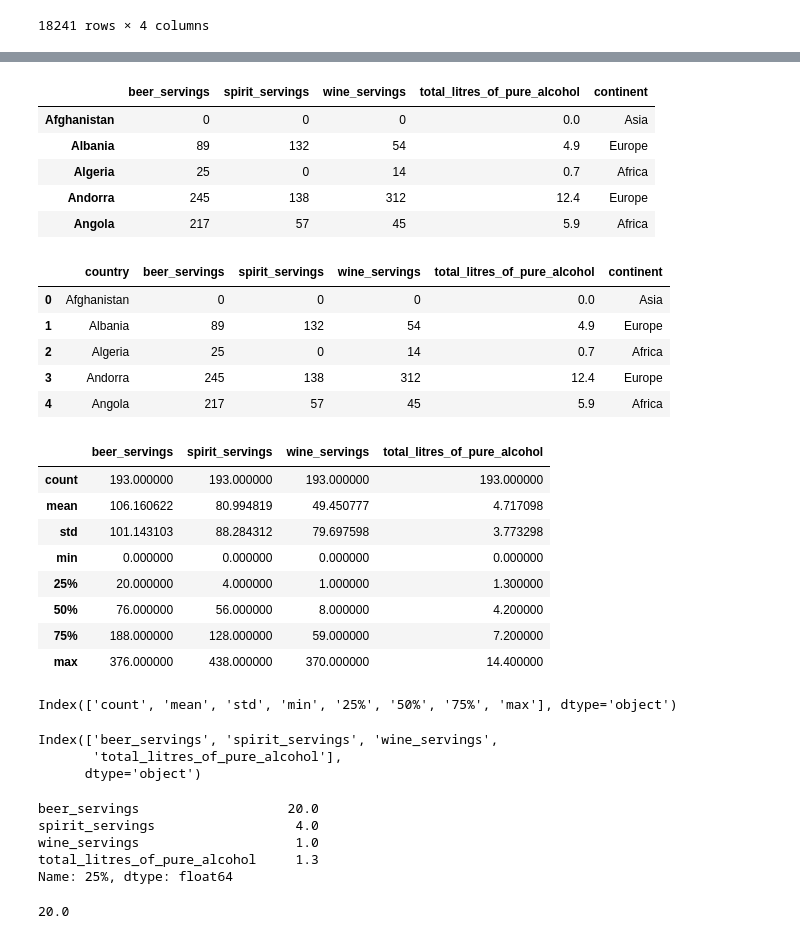
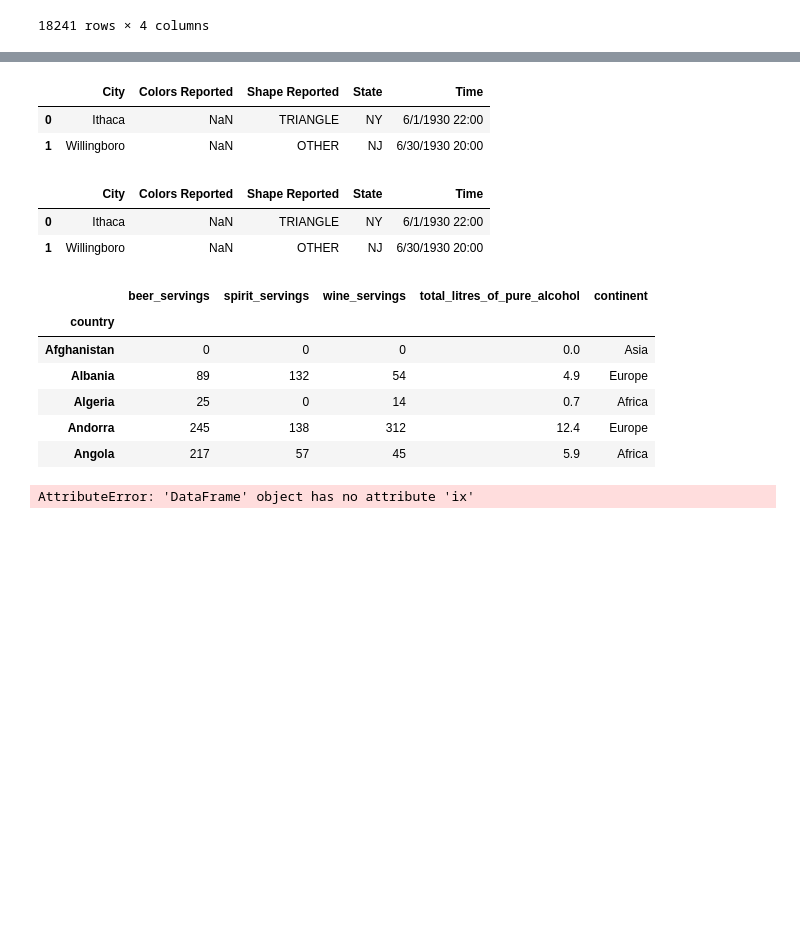
Before and after one commit to ananta-dev/dataschool-Pandas-in-30-days, a Jupyter notebook: notebooks/day19-Select-Multiple-Rows-and-Columns.ipynb, the cells around one changed output, grey strips where cells are left out. Saved outputs shown, nothing was run; the diff lists cells and outputs as text; code cells hidden in the pictures; blank space fills up the shorter version.

```diff
--- a/notebooks/day19-Select-Multiple-Rows-and-Columns.ipynb
+++ b/notebooks/day19-Select-Multiple-Rows-and-Columns.ipynb
@@ -177,58 +252,32 @@ drinks.shape
 # %%
-drinks.index.name = None
+# Confusing
+ufo[0:2]
+# %% [output]
+|  | City | Colors Reported | Shape Reported | State | Time |
+| 0 | Ithaca | NaN | TRIANGLE | NY | 6/1/1930 22:00 |
+| 1 | Willingboro | NaN | OTHER | NJ | 6/30/1930 20:00 |
 # %%
-drinks.head()
+# Better with iloc - explicit
+ufo.iloc[0:2,:]
 # %% [output]
-|  | beer_servings | spirit_servings | wine_servings | total_litres_of_pure_alcohol | continent |
-| Afghanistan | 0 | 0 | 0 | 0.0 | Asia |
-| Albania | 89 | 132 | 54 | 4.9 | Europe |
-| Algeria | 25 | 0 | 14 | 0.7 | Africa |
-| Andorra | 245 | 138 | 312 | 12.4 | Europe |
-| Angola | 217 | 57 | 45 | 5.9 | Africa |
+|  | City | Colors Reported | Shape Reported | State | Time |
+| 0 | Ithaca | NaN | TRIANGLE | NY | 6/1/1930 22:00 |
+| 1 | Willingboro | NaN | OTHER | NJ | 6/30/1930 20:00 |
 # %%
-# Move index back into a column, and recover the original index
-drinks.index.name = 'country'
-drinks.reset_index(inplace=True)
+# ix is a blend between iloc and loc
+# IMPORTANT -- ix has been removed from Pandas.
+
+drinks = pd.read_csv('./data/drinks.csv', index_col='country')
 drinks.head()
 # %% [output]
-|  | country | beer_servings | spirit_servings | wine_servings | total_litres_of_pure_alcohol | continent |
-| 0 | Afghanistan | 0 | 0 | 0 | 0.0 | Asia |
-| 1 | Albania | 89 | 132 | 54 | 4.9 | Europe |
-| 2 | Algeria | 25 | 0 | 14 | 0.7 | Africa |
-| 3 | Andorra | 245 | 138 | 312 | 12.4 | Europe |
-| 4 | Angola | 217 | 57 | 45 | 5.9 | Africa |
+|  | beer_servings | spirit_servings | wine_servings | total_litres_of_pure_alcohol | continent |
+| country |  |  |  |  |  |
+| Afghanistan | 0 | 0 | 0 | 0.0 | Asia |
+| Albania | 89 | 132 | 54 | 4.9 | Europe |
+| Algeria | 25 | 0 | 14 | 0.7 | Africa |
+| Andorra | 245 | 138 | 312 | 12.4 | Europe |
+| Angola | 217 | 57 | 45 | 5.9 | Africa |
 # %%
-# Bonus
-drinks.describe()
+drinks.ix['Albania', 0]
 # %% [output]
-|  | beer_servings | spirit_servings | wine_servings | total_litres_of_pure_alcohol |
-| count | 193.000000 | 193.000000 | 193.000000 | 193.000000 |
-| mean | 106.160622 | 80.994819 | 49.450777 | 4.717098 |
-| std | 101.143103 | 88.284312 | 79.697598 | 3.773298 |
-| min | 0.000000 | 0.000000 | 0.000000 | 0.000000 |
-| 25% | 20.000000 | 4.000000 | 1.000000 | 1.300000 |
-| 50% | 76.000000 | 56.000000 | 8.000000 | 4.200000 |
-| 75% | 188.000000 | 128.000000 | 59.000000 | 7.200000 |
-| max | 376.000000 | 438.000000 | 370.000000 | 14.400000 |
+AttributeError: 'DataFrame' object has no attribute 'ix'
-# %%
-drinks.describe().index
-# %% [output]
-Index(['count', 'mean', 'std', 'min', '25%', '50%', '75%', 'max'], dtype='object')
-# %%
-drinks.describe().columns
-# %% [output]
-Index(['beer_servings', 'spirit_servings', 'wine_servings',
-       'total_litres_of_pure_alcohol'],
-      dtype='object')
-# %%
-drinks.describe().loc['25%',:]
-# %% [output]
-beer_servings                   20.0
-spirit_servings                  4.0
-wine_servings                    1.0
-total_litres_of_pure_alcohol     1.3
-Name: 25%, dtype: float64
-# %%
-drinks.describe().loc['25%','beer_servings']
-# %% [output]
-20.0
```
Also changed, not shown: parts of 11 cells of this notebook.
